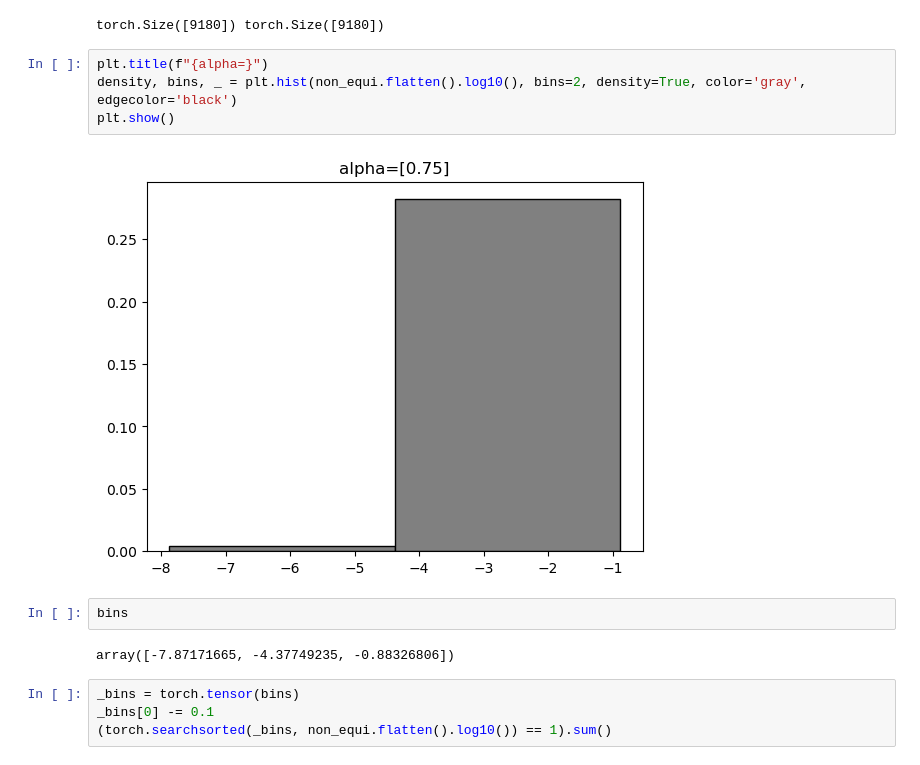
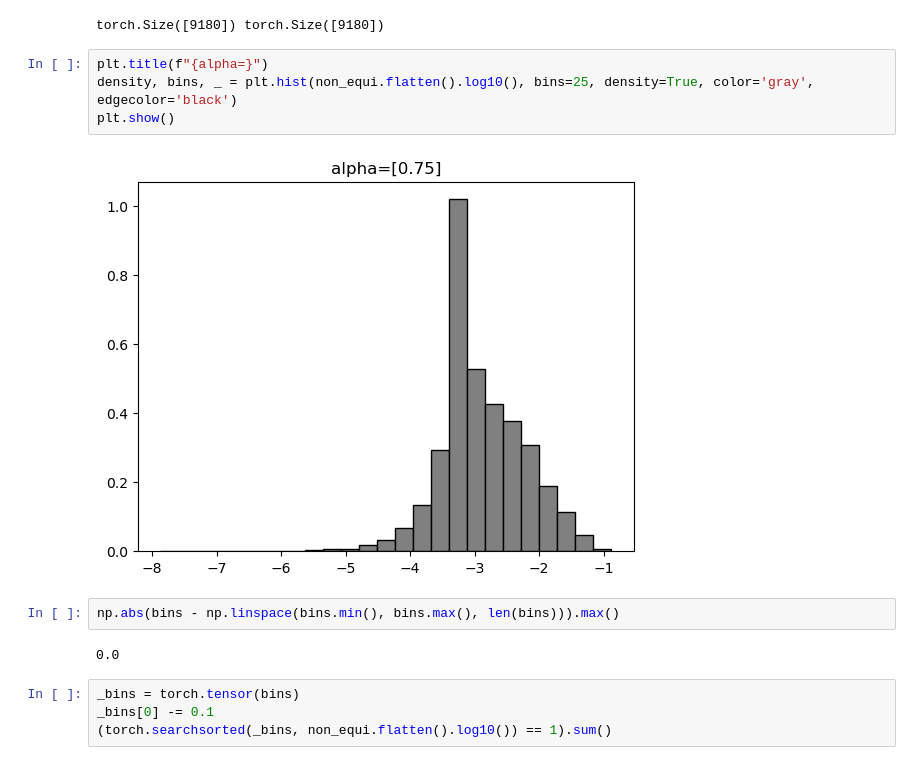
Before and after one commit to Gwangjae-Jung/deep_numerical, a Jupyter notebook: test_scripts/error_investigation.ipynb, the cells around one changed output. Cells and saved outputs as stored; diff of their text form.

```diff
--- a/test_scripts/error_investigation.ipynb
+++ b/test_scripts/error_investigation.ipynb
@@ -40,14 +41,14 @@ print(deviance.shape, non_equi.shape)
 torch.Size([9180]) torch.Size([9180])
 # %%
 plt.title(f"{alpha=}")
-density, bins, _ = plt.hist(non_equi.flatten().log10(), bins=2, density=True, color='gray', edgecolor='black')
+density, bins, _ = plt.hist(non_equi.flatten().log10(), bins=25, density=True, color='gray', edgecolor='black')
 plt.show()
 # %% [output]
-[figure, old version]
+[figure, new version]
 # %%
-bins
+np.abs(bins - np.linspace(bins.min(), bins.max(), len(bins))).max()
 # %% [output]
-array([-7.87171665, -4.37749235, -0.88326806])
+0.0
 # %%
 _bins = torch.tensor(bins)
 _bins[0] -= 0.1
```
Also changed, not shown: parts of 2 cells of this notebook, 12 other files.
